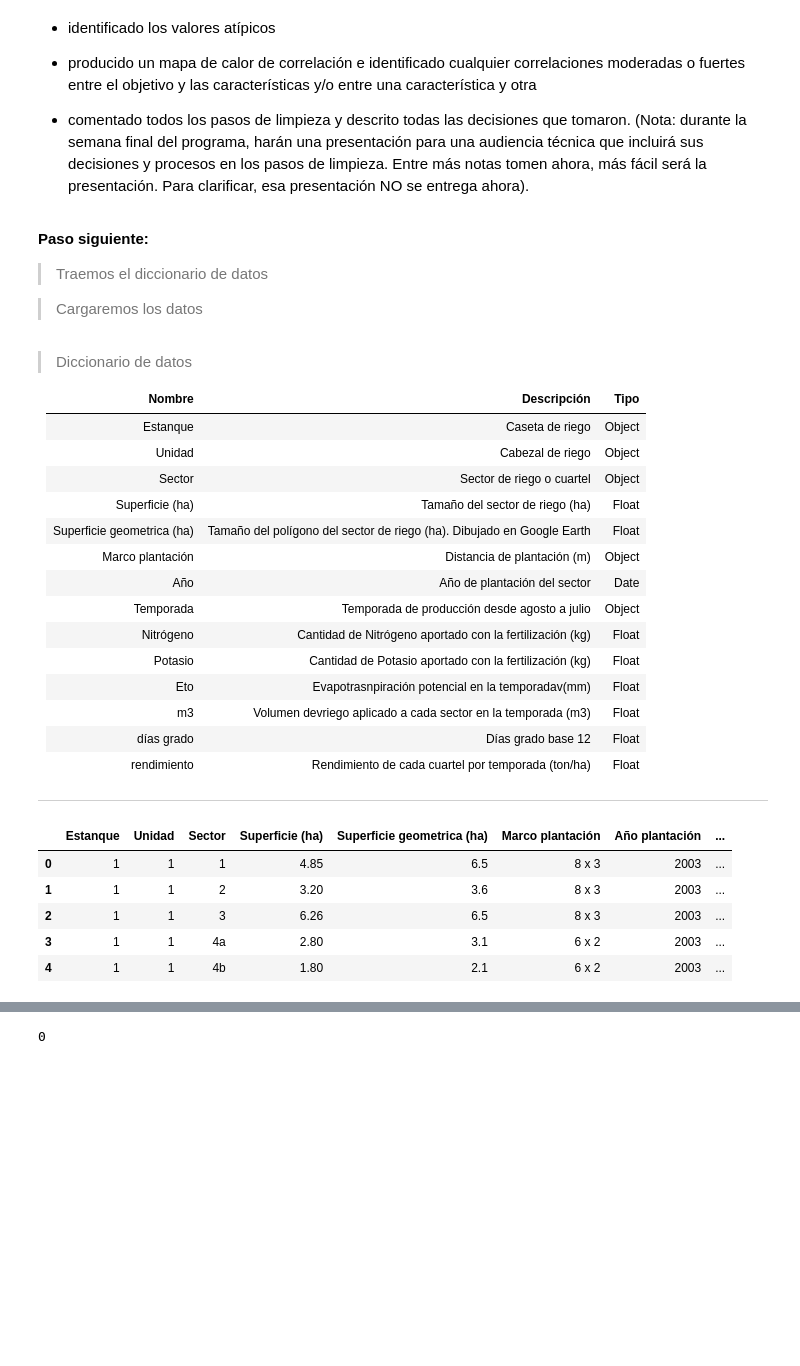
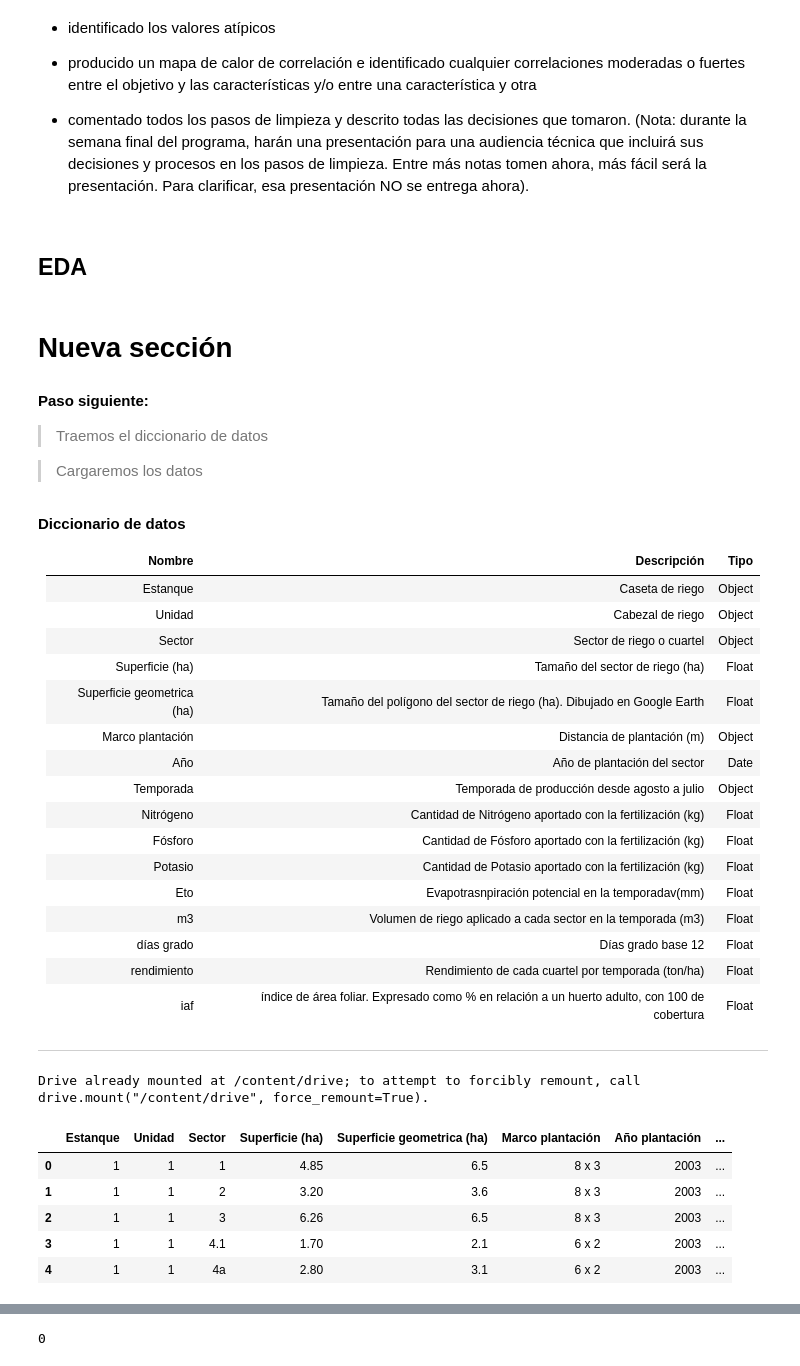
Before and after one commit to javierexe/estimacion-de-cosecha, a Jupyter notebook: Proyecto_2.ipynb, the cells around one changed output, grey strips where cells are left out. Cells and saved outputs as stored; diff of their text form; code cells hidden in the pictures; blank space fills up the shorter version.

```diff
--- a/Proyecto_2.ipynb
+++ b/Proyecto_2.ipynb
@@ -210,13 +200,17 @@ Para cumplir con los requisitos para esta semana, deben haber:
 - producido un mapa de calor de correlación e identificado cualquier correlaciones moderadas o fuertes entre el objetivo y las características y/o entre una característica y otra
 
 - comentado todos los pasos de limpieza y descrito todas las decisiones que tomaron. (Nota: durante la semana final del programa, harán una presentación para una audiencia técnica que incluirá sus decisiones y procesos en los pasos de limpieza. Entre más notas tomen ahora, más fácil será la presentación. Para clarificar, esa presentación NO se entrega ahora).
+# %% [markdown]
+## EDA
+# %% [markdown]
+# Nueva sección
 # %% [markdown]
 **Paso siguiente:**
 >Traemos el diccionario de datos
 
 >Cargaremos los datos
 # %% [markdown]
-> Diccionario de datos
+**Diccionario de datos**
 
 | **Nombre**                | **Descripción**                                                         | **Tipo** |
 |----------------------------|-------------------------------------------------------------------------|----------|
@@ -229,21 +223,28 @@ Para cumplir con los requisitos para esta semana, deben haber:
 |             Año            | Año de plantación del sector                                            | Date     |
 |         Temporada          | Temporada de producción desde agosto a julio                            | Object   |
 |          Nitrógeno         | Cantidad de Nitrógeno aportado con la fertilización (kg)                | Float      |
+|          Fósforo           | Cantidad de Fósforo aportado con la fertilización (kg)                | Float      |
 |           Potasio          | Cantidad de Potasio aportado con la fertilización (kg)                  | Float      |
 |             Eto            | Evapotrasnpiración potencial en la temporadav(mm)                       | Float      |
-|             m3             | Volumen devriego aplicado a cada sector en la temporada (m3)            | Float      |
+|             m3             | Volumen de riego aplicado a cada sector en la temporada (m3)            | Float      |
 |         días grado         | Días grado base 12                                                      | Float      |
 |         rendimiento        | Rendimiento de cada cuartel por temporada (ton/ha)                      | Float    |
-
+|iaf| índice de área foliar. Expresado como % en relación a un huerto adulto, con 100 de cobertura|Float|
 ---
+# %%
+from google.colab import drive
+drive.mount('/content/drive')
+# %% [output]
+Drive already mounted at /content/drive; to attempt to forcibly remount, call drive.mount("/content/drive", force_remount=True).
 # %%
-df = pd.read_excel('/content/drive/MyDrive/Coding DOJO/files/datos Llayquen.xlsx')
+import pandas as pd
+df = pd.read_excel('/content/drive/MyDrive/Coding DOJO/files/datos Llayquen.xlsx', sheet_name='Datos')
 df.head()
 # %% [output]
 |  | Estanque | Unidad | Sector | Superficie (ha) | Superficie geometrica (ha) | Marco plantación | Año plantación | ... |
 | 0 | 1 | 1 | 1 | 4.85 | 6.5 | 8 x 3 | 2003 | ... |
 | 1 | 1 | 1 | 2 | 3.20 | 3.6 | 8 x 3 | 2003 | ... |
 | 2 | 1 | 1 | 3 | 6.26 | 6.5 | 8 x 3 | 2003 | ... |
-| 3 | 1 | 1 | 4a | 2.80 | 3.1 | 6 x 2 | 2003 | ... |
-| 4 | 1 | 1 | 4b | 1.80 | 2.1 | 6 x 2 | 2003 | ... |
+| 3 | 1 | 1 | 4.1 | 1.70 | 2.1 | 6 x 2 | 2003 | ... |
+| 4 | 1 | 1 | 4a | 2.80 | 3.1 | 6 x 2 | 2003 | ... |
 # %% [markdown]
```
Also changed, not shown: parts of 104 cells of this notebook.
